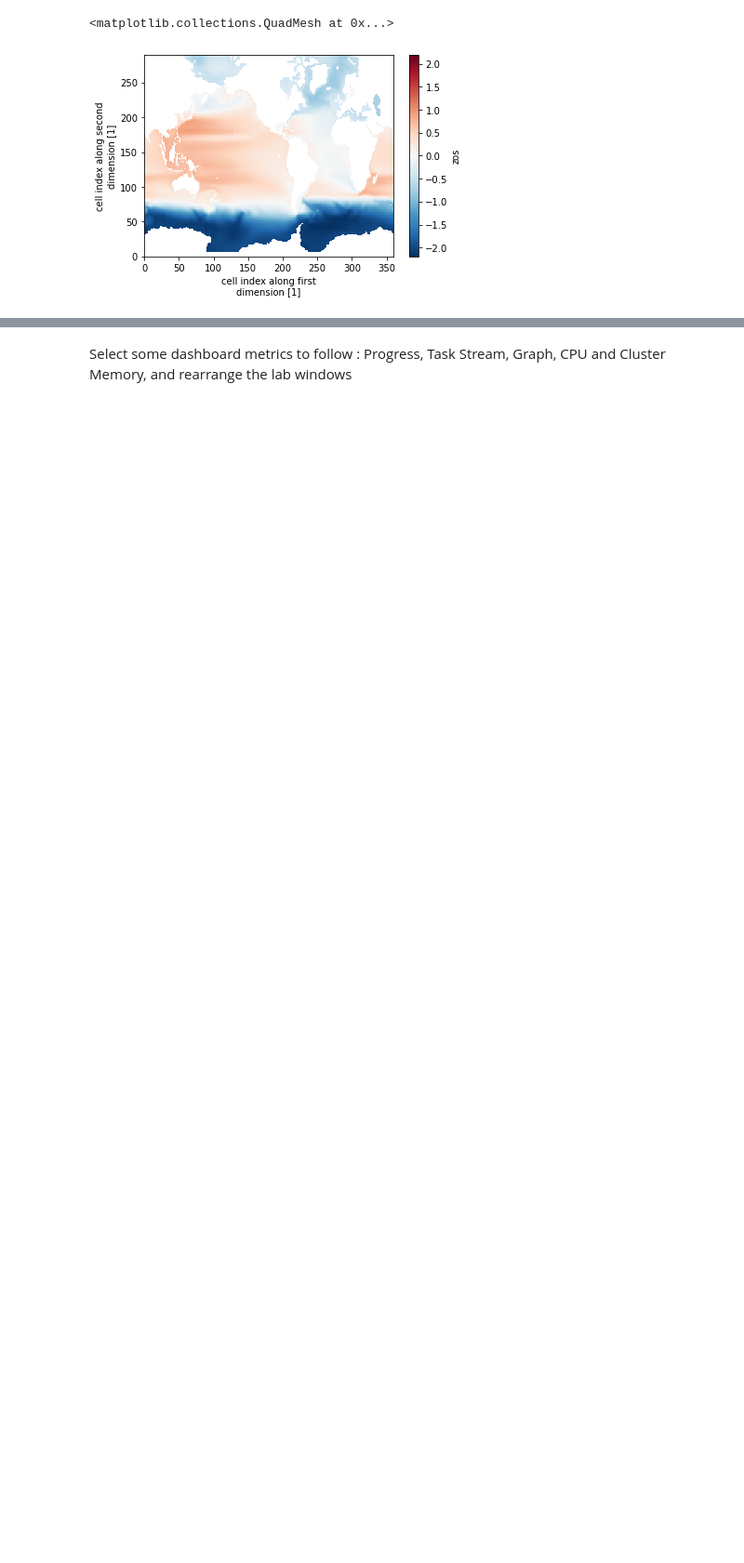
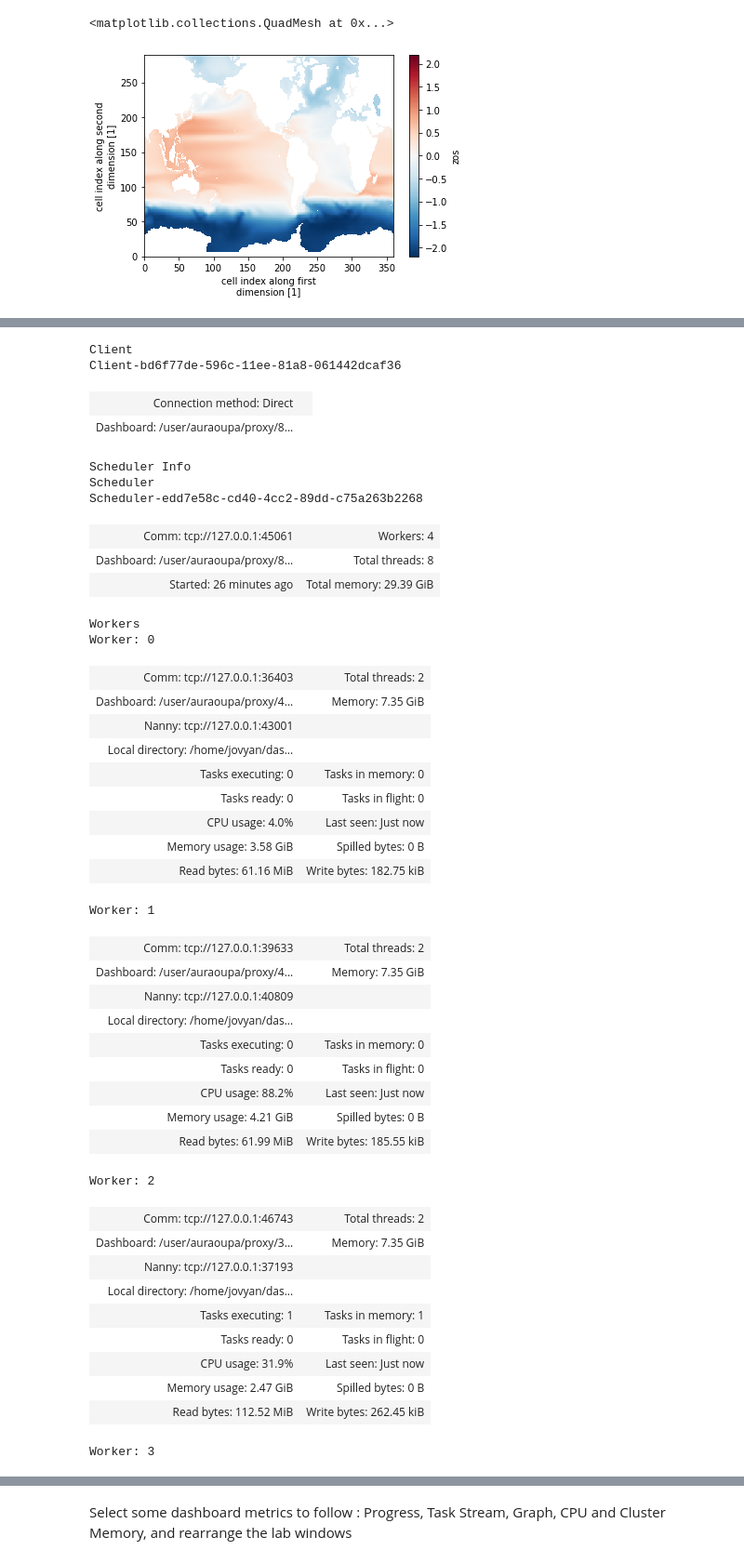
Before and after one commit to demo-dask-grenoble2023/demo-DRAKKAR, a Jupyter notebook: Filled.ipynb, the cells around one changed output, grey strips where cells are left out. Shown at 93% size. Saved outputs shown, nothing was run; the diff lists cells and outputs as text; code cells hidden in the pictures; blank space fills up the shorter version.

```diff
--- a/Filled.ipynb
+++ b/Filled.ipynb
@@ -309,0 +318,48 @@ client
+# %%
+from dask.distributed import Client
+
+client = Client("tcp://127.0.0.1:45061")
+client
+# %% [output]
+Client
+Client-bd6f77de-596c-11ee-81a8-061442dcaf36
+| Connection method: Direct |  |
+| Dashboard: /user/auraoupa/proxy/8... |  |
+Scheduler Info
+Scheduler
+Scheduler-edd7e58c-cd40-4cc2-89dd-c75a263b2268
+| Comm: tcp://127.0.0.1:45061 | Workers: 4 |
+| Dashboard: /user/auraoupa/proxy/8... | Total threads: 8 |
+| Started: 26 minutes ago | Total memory: 29.39 GiB |
+Workers
+Worker: 0
+| Comm: tcp://127.0.0.1:36403 | Total threads: 2 |
+| Dashboard: /user/auraoupa/proxy/4... | Memory: 7.35 GiB |
+| Nanny: tcp://127.0.0.1:43001 |  |
+| Local directory: /home/jovyan/das... |  |
+| Tasks executing: 0 | Tasks in memory: 0 |
+| Tasks ready: 0 | Tasks in flight: 0 |
+| CPU usage: 4.0% | Last seen: Just now |
+| Memory usage: 3.58 GiB | Spilled bytes: 0 B |
+| Read bytes: 61.16 MiB | Write bytes: 182.75 kiB |
+Worker: 1
+| Comm: tcp://127.0.0.1:39633 | Total threads: 2 |
+| Dashboard: /user/auraoupa/proxy/4... | Memory: 7.35 GiB |
+| Nanny: tcp://127.0.0.1:40809 |  |
+| Local directory: /home/jovyan/das... |  |
+| Tasks executing: 0 | Tasks in memory: 0 |
+| Tasks ready: 0 | Tasks in flight: 0 |
+| CPU usage: 88.2% | Last seen: Just now |
+| Memory usage: 4.21 GiB | Spilled bytes: 0 B |
+| Read bytes: 61.99 MiB | Write bytes: 185.55 kiB |
+Worker: 2
+| Comm: tcp://127.0.0.1:46743 | Total threads: 2 |
+| Dashboard: /user/auraoupa/proxy/3... | Memory: 7.35 GiB |
+| Nanny: tcp://127.0.0.1:37193 |  |
+| Local directory: /home/jovyan/das... |  |
+| Tasks executing: 1 | Tasks in memory: 1 |
+| Tasks ready: 0 | Tasks in flight: 0 |
+| CPU usage: 31.9% | Last seen: Just now |
+| Memory usage: 2.47 GiB | Spilled bytes: 0 B |
+| Read bytes: 112.52 MiB | Write bytes: 262.45 kiB |
+Worker: 3
```
Also changed, not shown: parts of 47 cells of this notebook, 3 other files.
